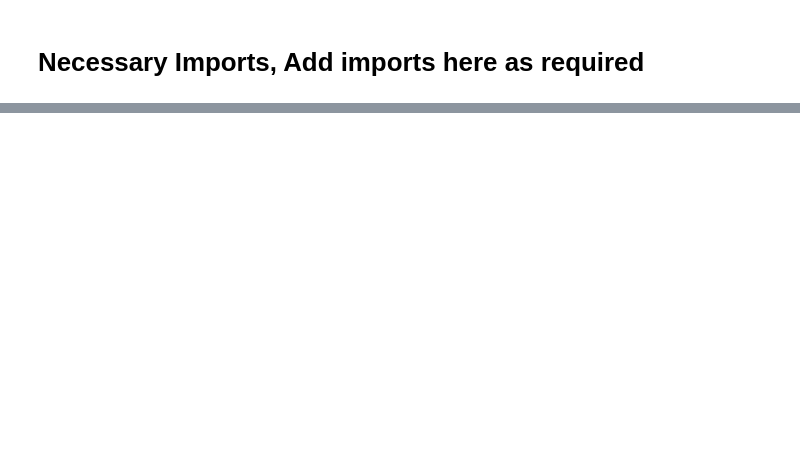
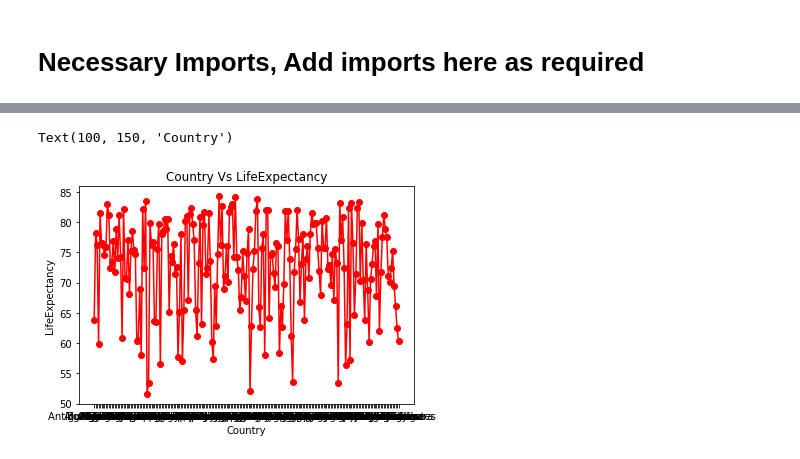
Before and after one commit to francofin/ESG_by_industry_country, a Jupyter notebook: CO2 and GHG Statistics By Country and Industry.ipynb, the cells around one changed output, grey strips where cells are left out. Drawn from its saved outputs; the diff is of its cells as text; code cells hidden in the pictures; blank space fills up the shorter version.

```diff
--- a/CO2 and GHG Statistics By Country and Industry.ipynb
+++ b/CO2 and GHG Statistics By Country and Industry.ipynb
@@ -32,0 +123,17 @@ data = pd.read_csv('co2_emission.csv')
+# %%
+agro_data = pd.read_csv('datasets/agricultural_inputs.csv')
+climate = pd.read_csv('datasets/climate.csv')
+co2_em = pd.read_csv('datasets/co2_emission.csv')
+co2_em_life_exp = pd.read_csv('datasets/CO2Emission_LifeExp.csv')
+ctsd_data = pd.read_csv('datasets/commodity_trade_statistics_data.csv')
+emissions_data = pd.read_csv('datasets/emissions.csv')
+energy_data = pd.read_csv('datasets/energy.csv')
+freshwater_data = pd.read_csv('datasets/freshwater.csv')
+GHG_emissions_sector = pd.read_csv('datasets/GHG-Emissions-by-sector.csv')
+global_land_temp_city = pd.read_csv('datasets/GlobalLandTemperaturesByCity.csv')
+global_land_temp_country = pd.read_csv('datasets/GlobalLandTemperaturesByCountry.csv')
+global_temp = pd.read_csv('datasets/GlobalTemperatures.csv')
+greenhouse_gas_em = pd.read_csv('datasets/greenhouse_gas_emissions.csv')
+health_risk_factors = pd.read_csv('datasets/Health_Risk_factors.csv')
+health_system = pd.read_csv('datasets/health_system.csv')
+sustainability = pd.read_csv('datasets/sustainability.csv')
@@ -32,0 +261,2 @@ data = pd.read_csv('co2_emission.csv')
+# %%
+co2_em_life_exp.set_index('Country').drop('Code', axis=1)
@@ -32,0 +278,9 @@ data = pd.read_csv('co2_emission.csv')
+# %%
+df = pd.DataFrame(co2_em_life_exp,columns=['Country','LifeExpectancy'])
+plt.plot(co2_em_life_exp['Country'], co2_em_life_exp['LifeExpectancy'], color='red', marker='o')
+plt.title('Country Vs LifeExpectancy')
+plt.xlabel('Country')
+plt.ylabel('LifeExpectancy')
+# %% [output]
+Text(100, 150, 'Country')
+[figure, added]
```
Also changed, not shown: parts of 66 cells of this notebook, 2 other files.
